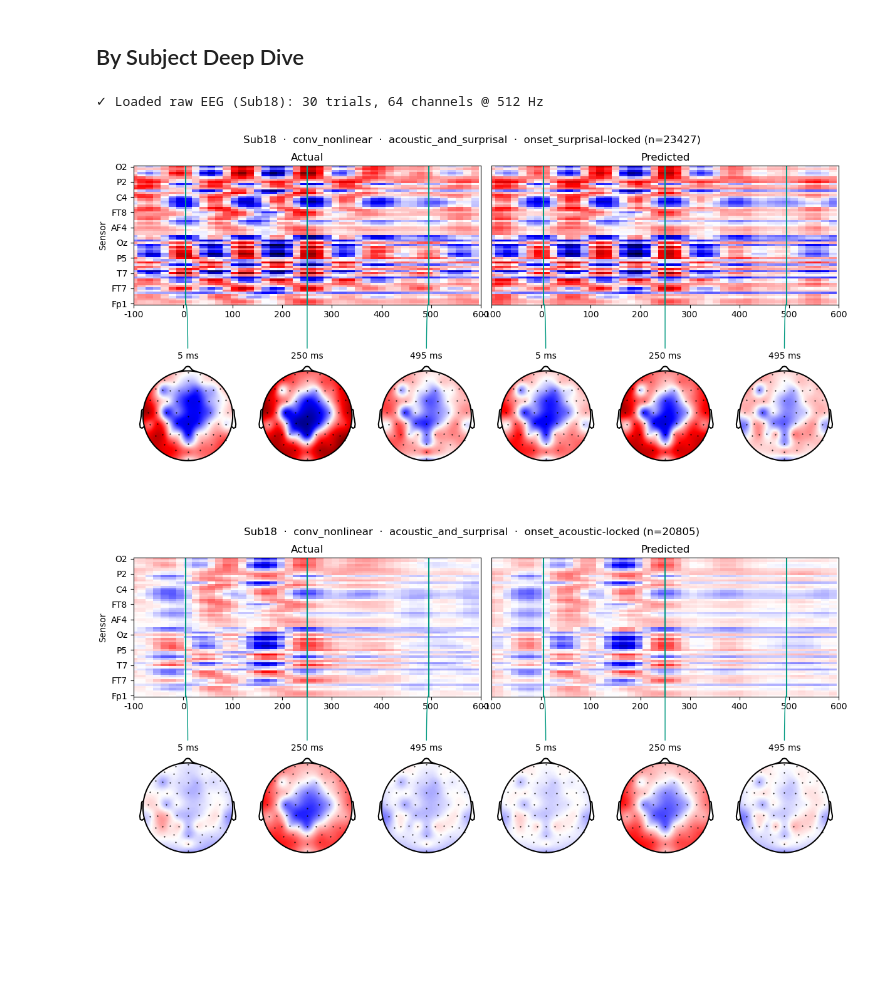
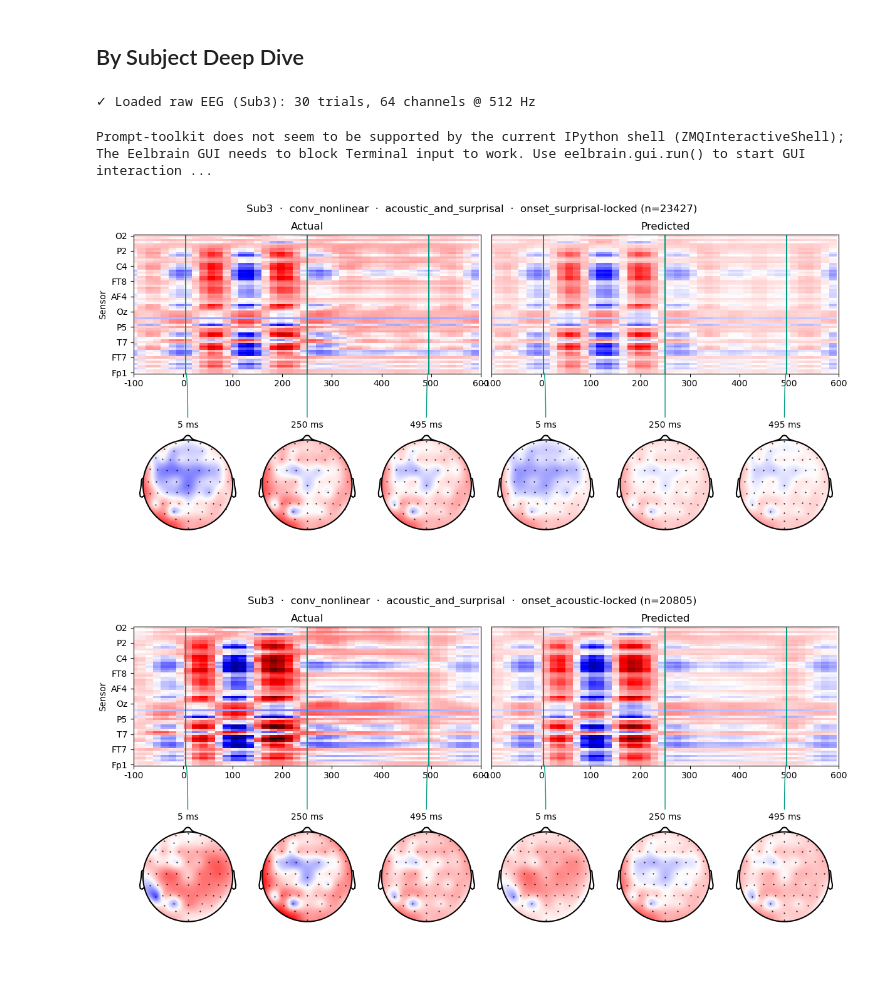
Before and after one commit to pereiraa10/SigMA-IDyOMpy, a Jupyter notebook: TRF/experiments/run_models.ipynb, the cells around one changed output. Cells and saved outputs as stored; diff of their text form; code cells hidden in the pictures; blank space fills up the shorter version.

```diff
--- a/TRF/experiments/run_models.ipynb
+++ b/TRF/experiments/run_models.ipynb
@@ -714,7 +739,7 @@ Group-level permutation test (mean r across channels):
 # %% [markdown]
 ## By Subject Deep Dive
 # %%
-subject = 'Sub18'
+subject = 'Sub3'
 model = 'conv_nonlinear'
 feature_set = 'acoustic_and_surprisal'
 
@@ -732,33 +757,33 @@ topo_ex_dataset = TRFDataset(
 
 topo_ex_results = eelbrain.load.unpickle(f"results/baselines/{subject}__{model}__{feature_set}.pkl")
 # %% [output]
-✓ Loaded raw EEG (Sub18): 30 trials, 64 channels @ 512 Hz
+✓ Loaded raw EEG (Sub3): 30 trials, 64 channels @ 512 Hz
 # %%
 import tempfile
 import numpy as np
 from pathlib import Path
 from IPython.display import Image, display
 from results import plot_topoarray, plot_topobutterfly, plot_alignment
 
 threshold = 1.0
 
 # one array of trial-local sample indices per trial
 onsets_acoustic  = [np.flatnonzero(t['onsets'] > threshold) for t in topo_ex_dataset.trials]  # continuous signal, needs a threshold/peak step
 onsets_surprisal = [np.flatnonzero(t['onset_surprisal']) for t in topo_ex_dataset.trials]      # already sparse impulses
 
 DEFAULT_SFREQ = 64
 DEFAULT_TMIN = -0.1
 DEFAULT_TMAX = 0.600
-DEFAULT_CHANNEL_IDX = 25
 
 with tempfile.TemporaryDirectory() as tmpdir:
     topoarray = plot_topoarray(topo_ex_results, save_dir=Path(tmpdir), raw_units=False, onsets=onsets_surprisal, onset_label='onset_surprisal')
     display(Image(filename=str(topoarray)))
     topoarray = plot_topoarray(topo_ex_results, save_dir=Path(tmpdir), raw_units=False, onsets=onsets_acoustic, onset_label='onset_acoustic')
     display(Image(filename=str(topoarray)))
 # %% [output]
+Prompt-toolkit does not seem to be supported by the current IPython shell (ZMQInteractiveShell); The Eelbrain GUI needs to block Terminal input to work. Use eelbrain.gui.run() to start GUI interaction ...
-[figure, old version]
+[figure, new version]
-[figure, old version]
+[figure, new version]
 # %%
 from results import plot_topoarray, plot_topobutterfly, plot_alignment
 with tempfile.TemporaryDirectory() as tmpdir:
```
Also changed, not shown: parts of 6 cells of this notebook.
